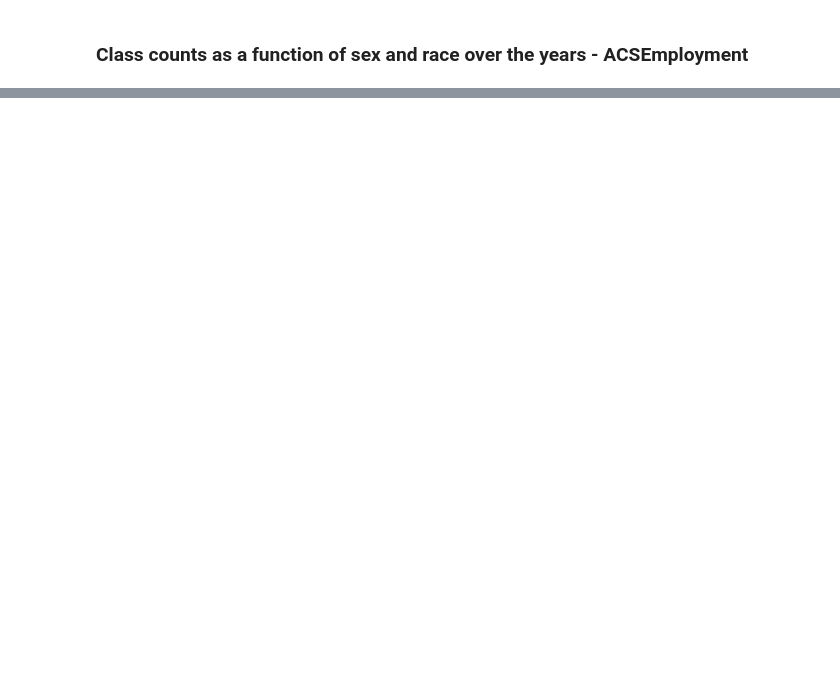
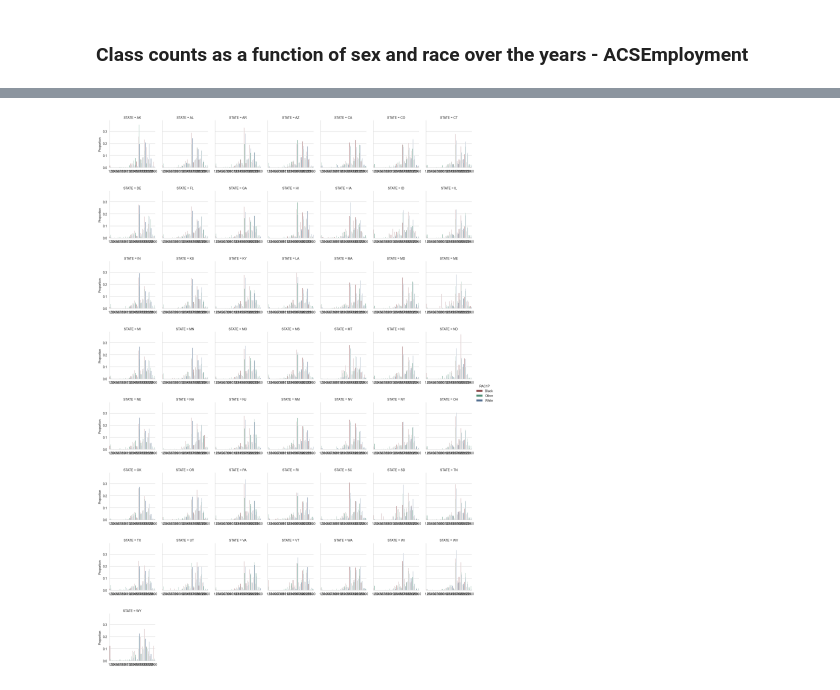
Before and after one commit to SaraBonati/fair_ml_thesis, a Jupyter notebook: notebooks/figures.ipynb, the cells around one changed output, grey strips where cells are left out. Saved outputs shown, nothing was run; the diff lists cells and outputs as text; code cells hidden in the pictures; blank space fills up the shorter version.

```diff
--- a/notebooks/figures.ipynb
+++ b/notebooks/figures.ipynb
@@ -154,0 +198,32 @@ df.head(20)
+# %%
+# employment status
+SCHL= {
+    1: "No schooling completed",
+    2: "Nursery school, preschool",
+    3:"Kindergarten",
+    4:"Grade 1",
+    5:"Grade 2",
+    6:"Grade 3",
+    7:"Grade 4",
+    8:"Grade 5",
+    9:"Grade 6",
+    10:"Grade 7",
+    11:"Grade 8",
+    12:"Grade 9",
+    13:"Grade 10",
+    14:"Grade 11",
+    15:"Grade 12 - no diploma",
+    16:"Regular high school diploma",
+    17:"GED or alternative credential",
+    18:"Some college, but less than 1 year",
+    19:"1 or more years of college credit, no degree",
+    20:"Associate degree",
+    21:"Bachelor degree",
+    22:"Master degree",
+    23:"Professional degree beyond a bachelor degree",
+    24:"Doctorate degree"}
+df1.loc[:, 'SCHL'] = df1['SCHL'].astype(np.int64)
+df1['SCHL'] = df1['SCHL'].map(SCHL)
+edu_df = df1.groupby(by=['YEAR','STATE','SEX','RAC1P'])['SCHL'].value_counts(normalize=True).to_frame('Proportion')\
+    .reset_index()
+edu_df
@@ -154,0 +244,12 @@ df.head(20)
+# %%
+g = sns.catplot(data=edu_df[edu_df['YEAR']==2014], x="SCHL",y='Proportion', hue="RAC1P", col="STATE",col_wrap=7,
+            kind="bar",
+            errorbar=None,
+            height=6,palette={'White':'#476C9B','Black':'#984447','Other':'#469978'}, aspect=.4)
+for ax in g.axes:
+    ax.tick_params(labelbottom=True)
+    ax.set_xlabel("")
+    ax.set_ylabel("Proportion")
+    plt.subplots_adjust(bottom=0.5,hspace=0.5)
+# %% [output]
+[figure, added]
```
Also changed, not shown: parts of 15 cells of this notebook, 10 other files.
